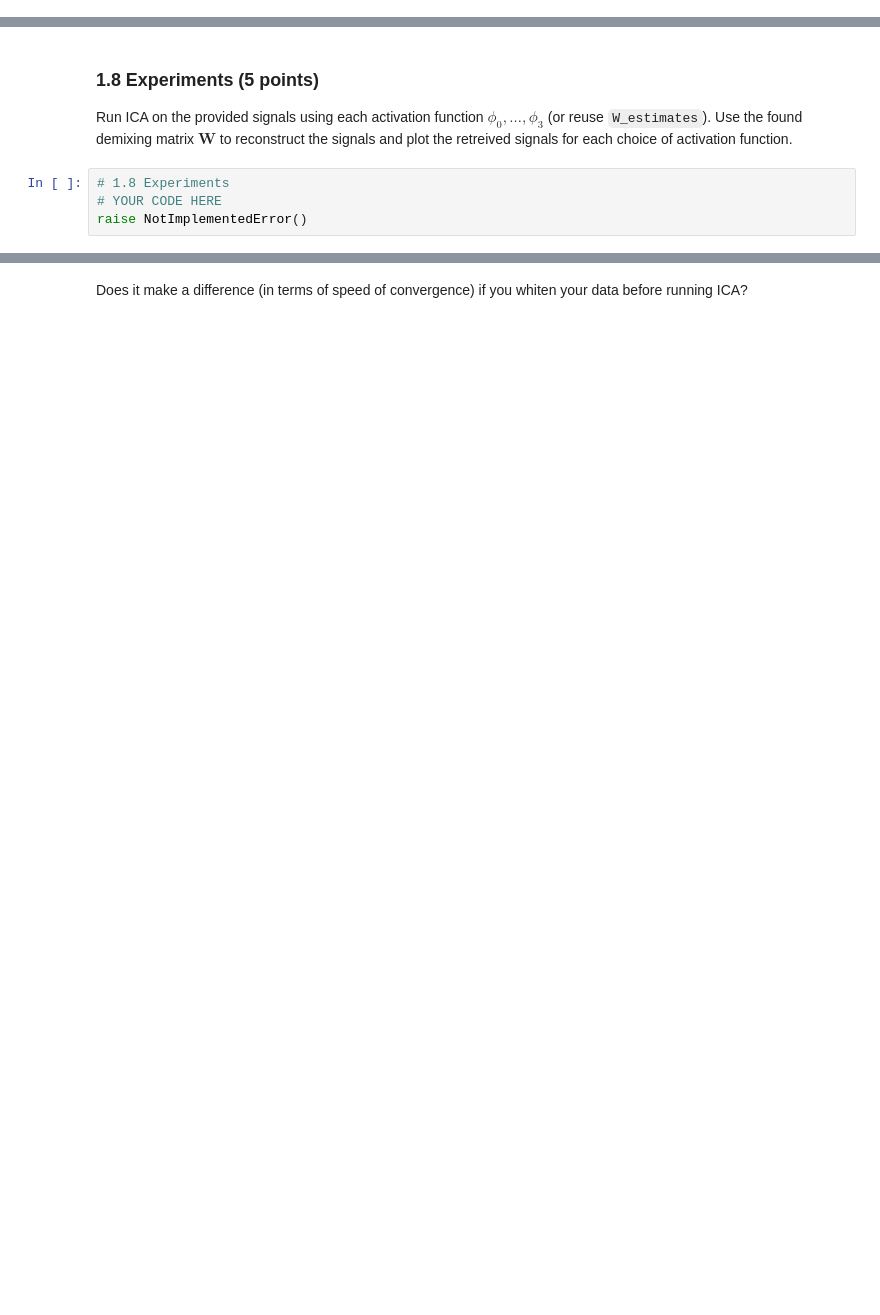
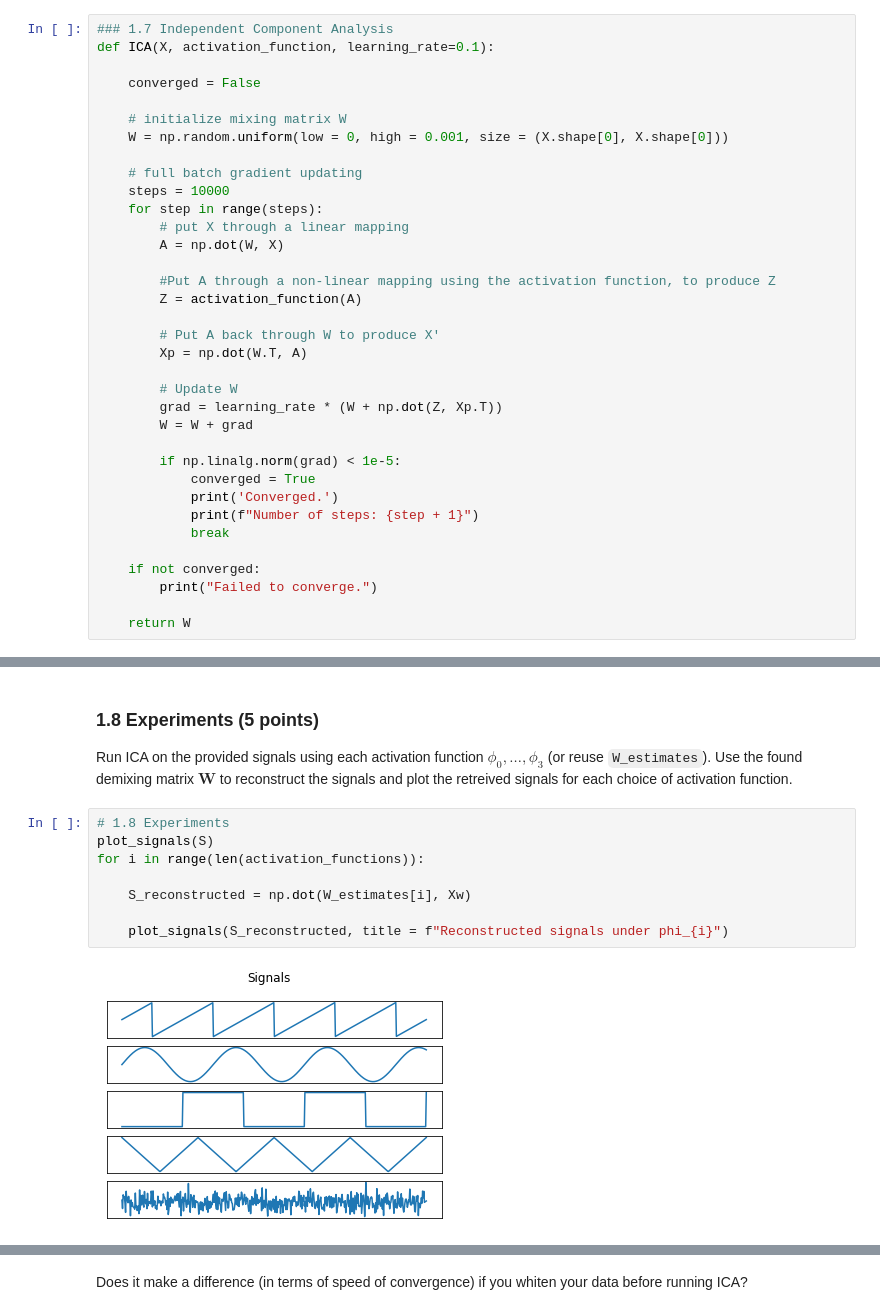
Before and after one commit to lennertjansen/ml2_labs, a Jupyter notebook: lab 1/lab1.ipynb, the cells around one changed output, grey strips where cells are left out. Cells and saved outputs as stored; diff of their text form; blank space fills up the shorter version.

```diff
--- a/lab 1/lab1.ipynb
+++ b/lab 1/lab1.ipynb
@@ -297,0 +335,35 @@ W_est = ICA(Xw, phi_3, learning_rate=0.5)  # Compare with ICA(X)
+# %%
+### 1.7 Independent Component Analysis
+def ICA(X, activation_function, learning_rate=0.1):
+
+    converged = False
+
+    # initialize mixing matrix W
+    W = np.random.uniform(low = 0, high = 0.001, size = (X.shape[0], X.shape[0]))
+
+    # full batch gradient updating
+    steps = 10000
+    for step in range(steps):
+        # put X through a linear mapping
+        A = np.dot(W, X)
+
+        #Put A through a non-linear mapping using the activation function, to produce Z
+        Z = activation_function(A)
+
+        # Put A back through W to produce X'
+        Xp = np.dot(W.T, A)
+
+        # Update W
+        grad = learning_rate * (W + np.dot(Z, Xp.T))
+        W = W + grad
+
+        if np.linalg.norm(grad) < 1e-5:
+            converged = True
+            print('Converged.')
+            print(f"Number of steps: {step + 1}")
+            break
+
+    if not converged:
+        print("Failed to converge.")
+
+    return W
@@ -304,7 +397,13 @@ assert all([W_est.shape == (num_sources, num_sources) for W_est in W_estimates])
 # %% [markdown]
 ### 1.8 Experiments  (5 points)
 Run ICA on the provided signals using each activation function $\phi_0, \ldots, \phi_3$ (or reuse `W_estimates`). Use the found demixing matrix $\mathbf{W}$ to reconstruct the signals and plot the retreived signals for each choice of activation function.
-# %%
-# 1.8 Experiments
-# YOUR CODE HERE
-raise NotImplementedError()
+# %%
+# 1.8 Experiments
+plot_signals(S)
+for i in range(len(activation_functions)):
+
+    S_reconstructed = np.dot(W_estimates[i], Xw)
+
+    plot_signals(S_reconstructed, title = f"Reconstructed signals under phi_{i}")
+# %% [output]
+[figure, added]
```
Also changed, not shown: parts of 34 cells of this notebook.
